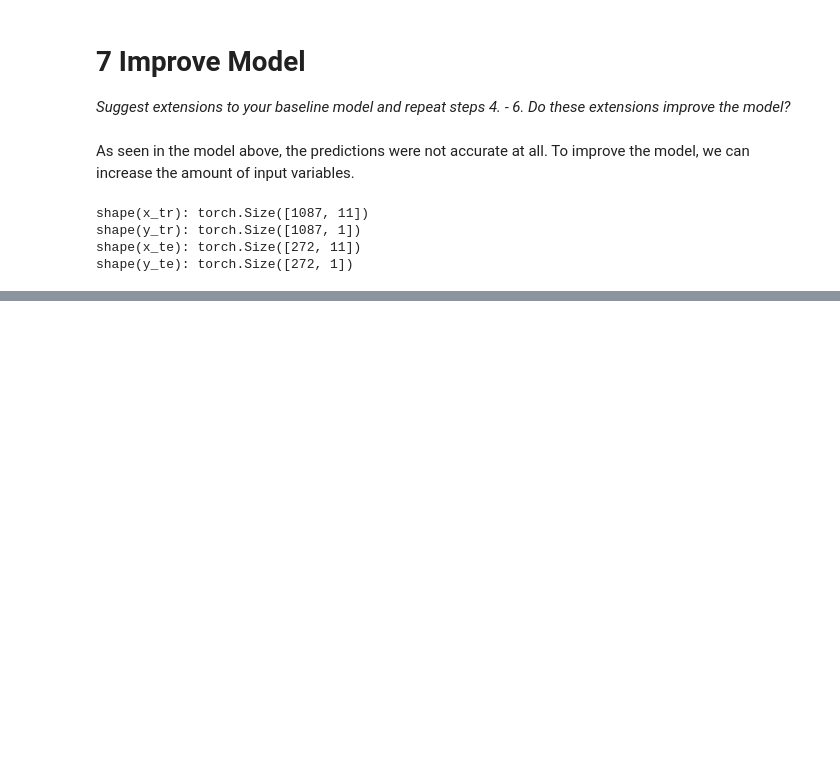
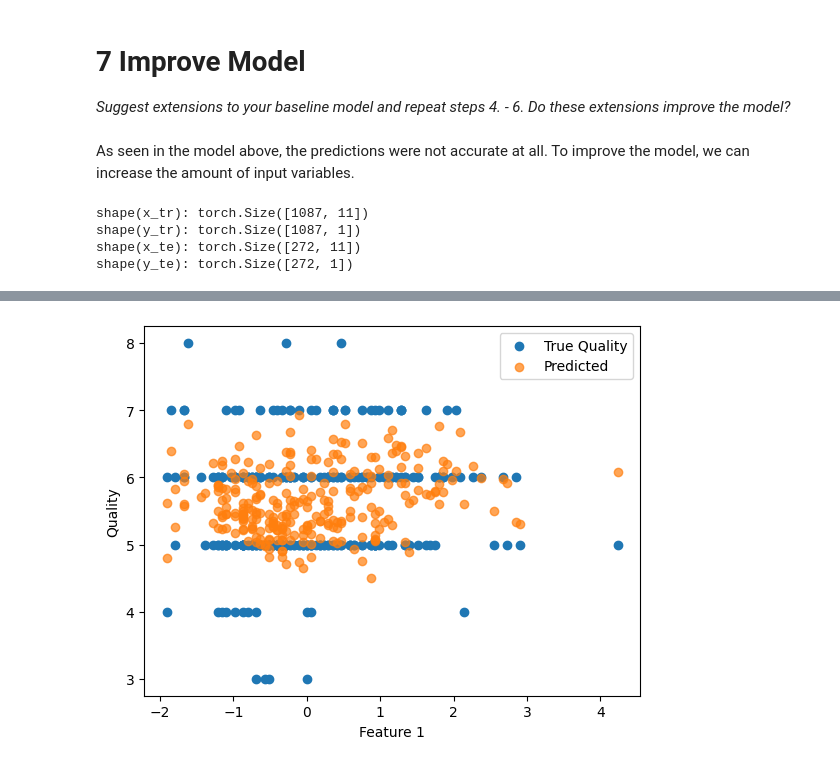
Before and after one commit to McRicecorn/NeuronaleNetze_WineQuality, a Jupyter notebook: Project1_Wine.ipynb, the cells around one changed output, grey strips where cells are left out. Drawn from its saved outputs; the diff is of its cells as text; code cells hidden in the pictures; blank space fills up the shorter version.

Commit message:
Modell mit mehr inputs - mit testdaten getestet nicht-Lineares Modell angefangen

```diff
--- a/Project1_Wine.ipynb
+++ b/Project1_Wine.ipynb
@@ -662,0 +688,8 @@ Loss:  tensor(1.0780, grad_fn=<MseLossBackward0>)
+# %%
+model.eval()
+with torch.no_grad():
+    y_pred_te = model(x_te)
+    test_loss = loss_func(y_pred_te, y_te).item()
+
+print("Final train loss:", losses[-1])
+print("Test loss:", test_loss)
@@ -662,0 +699,9 @@ Loss:  tensor(1.0780, grad_fn=<MseLossBackward0>)
+# %%
+plt.scatter(X_test[:, 0], y_te, label="True Quality")
+plt.scatter(X_test[:, 0], y_pred_te, label="Predicted", alpha=0.7)
+plt.xlabel("Feature 1")
+plt.ylabel("Quality")
+plt.legend()
+plt.show()
+# %% [output]
+[figure, added]
```
Also changed, not shown: parts of 27 cells of this notebook.
